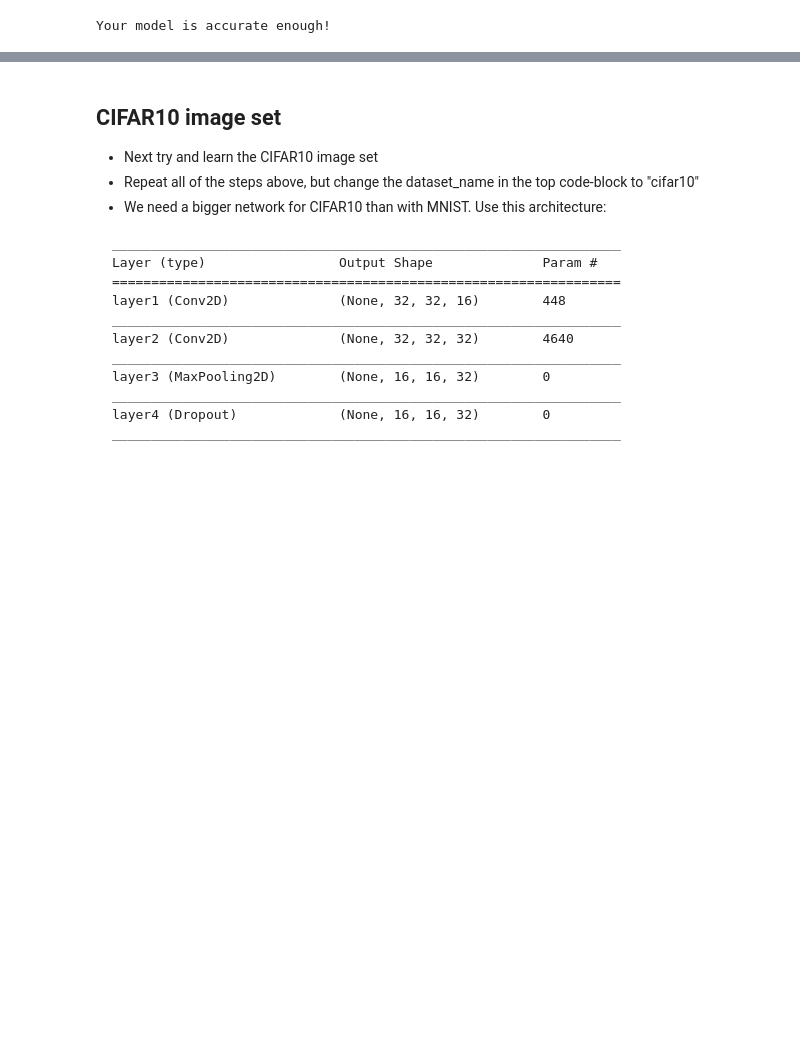
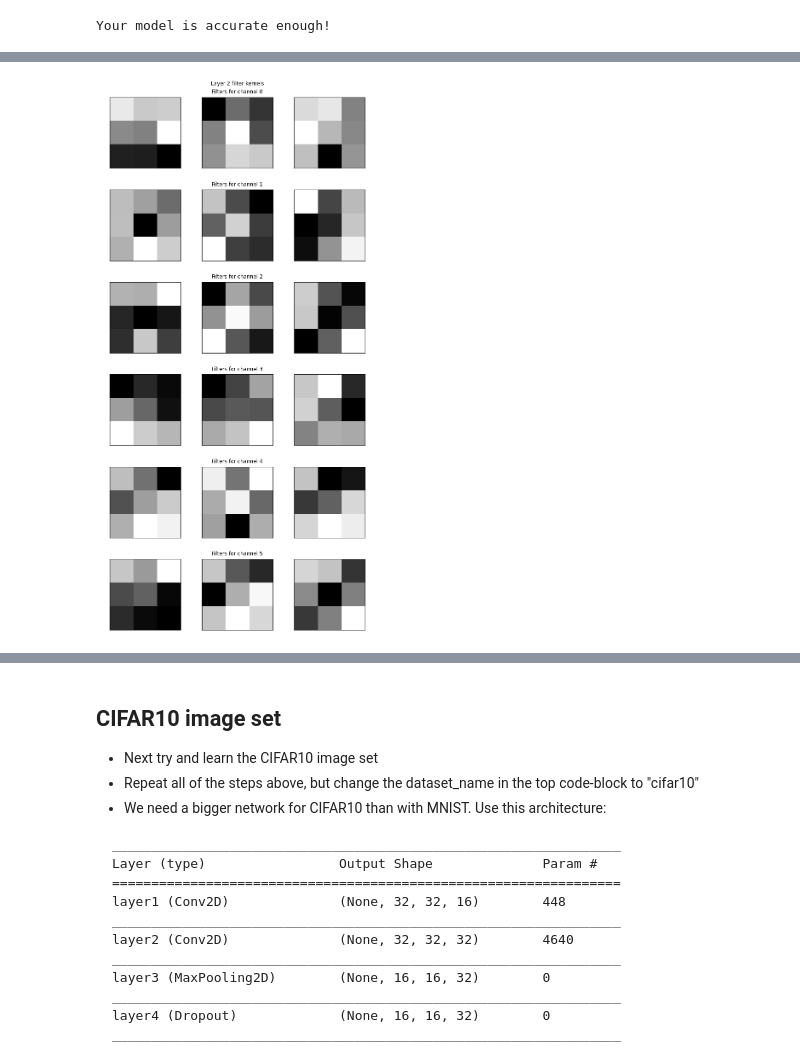
Before and after one commit to 11BelowStudio/ce811, a Jupyter notebook: lab9/cnn_experiment.ipynb, the cells around one changed output, grey strips where cells are left out. Saved outputs shown, nothing was run; the diff lists cells and outputs as text; code cells hidden in the pictures; blank space fills up the shorter version.

```diff
--- a/lab9/cnn_experiment.ipynb
+++ b/lab9/cnn_experiment.ipynb
@@ -281,0 +366,6 @@ Your model is accurate enough!
+# %%
+l2_fig = visualize_filters(keras_model.layers[2])
+l2_fig.suptitle("Layer 2 filter kernels")
+l2_fig.show()
+# %% [output]
+[figure, added]
```
Also changed, not shown: parts of 12 cells of this notebook.
